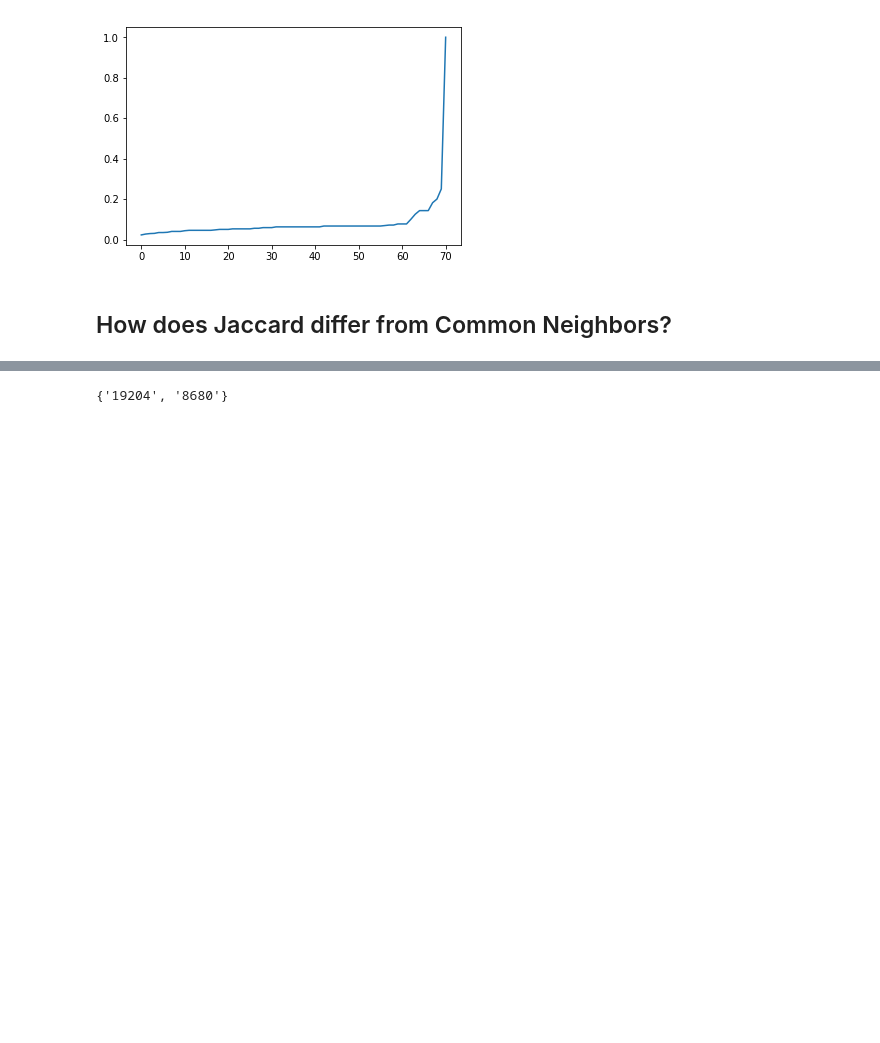
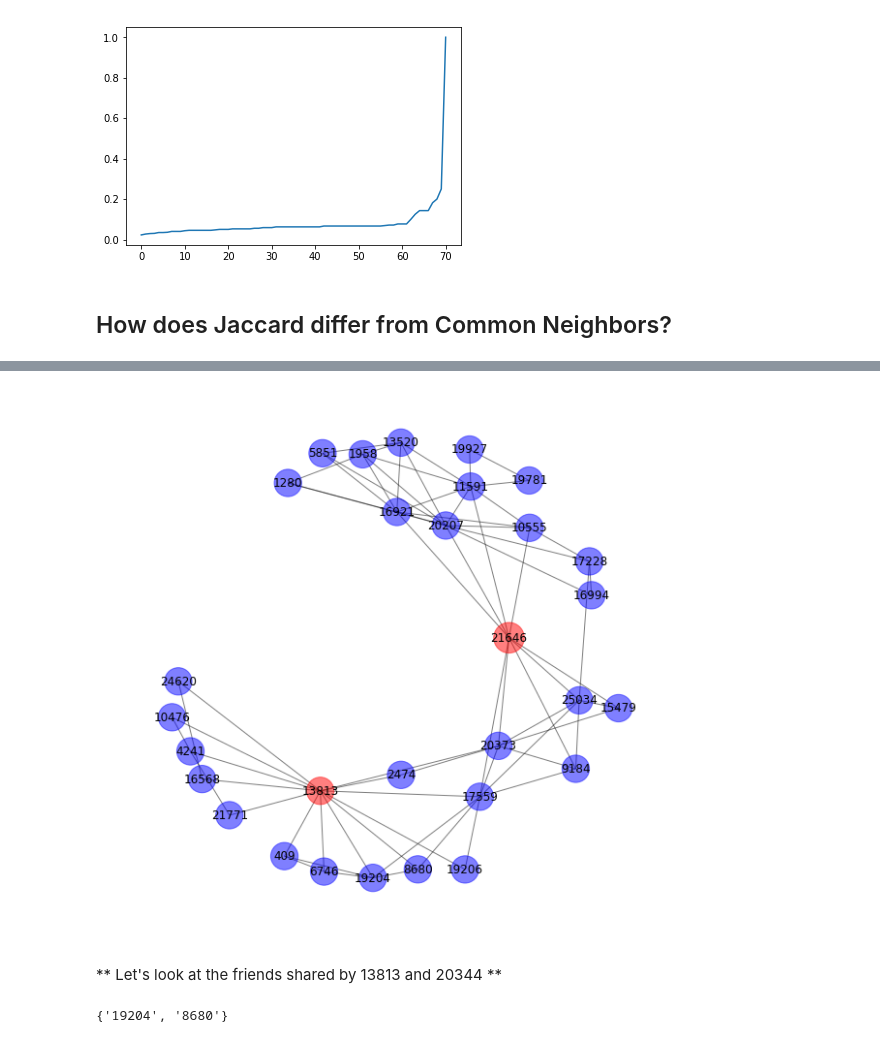
Before and after one commit to iit-cs579/main, a Jupyter notebook: lec/l07/l07.ipynb, the cells around one changed output, grey strips where cells are left out. Cells and saved outputs as stored; diff of their text form; code cells hidden in the pictures; blank space fills up the shorter version.

```diff
--- a/lec/l07/l07.ipynb
+++ b/lec/l07/l07.ipynb
@@ -370 +406,8 @@ df.sort_values('jaccard_rank').head(10)
+# %%
+pair = set([author, '21646'])
+plot_subgraph(get_subgraph(graph, pair, n=30), pair)
+# %% [output]
+[figure, added]
+# %% [markdown]
+** Let's look at the friends shared by 13813 and 20344 **
 # %%
```
Also changed, not shown: parts of 23 cells of this notebook.
